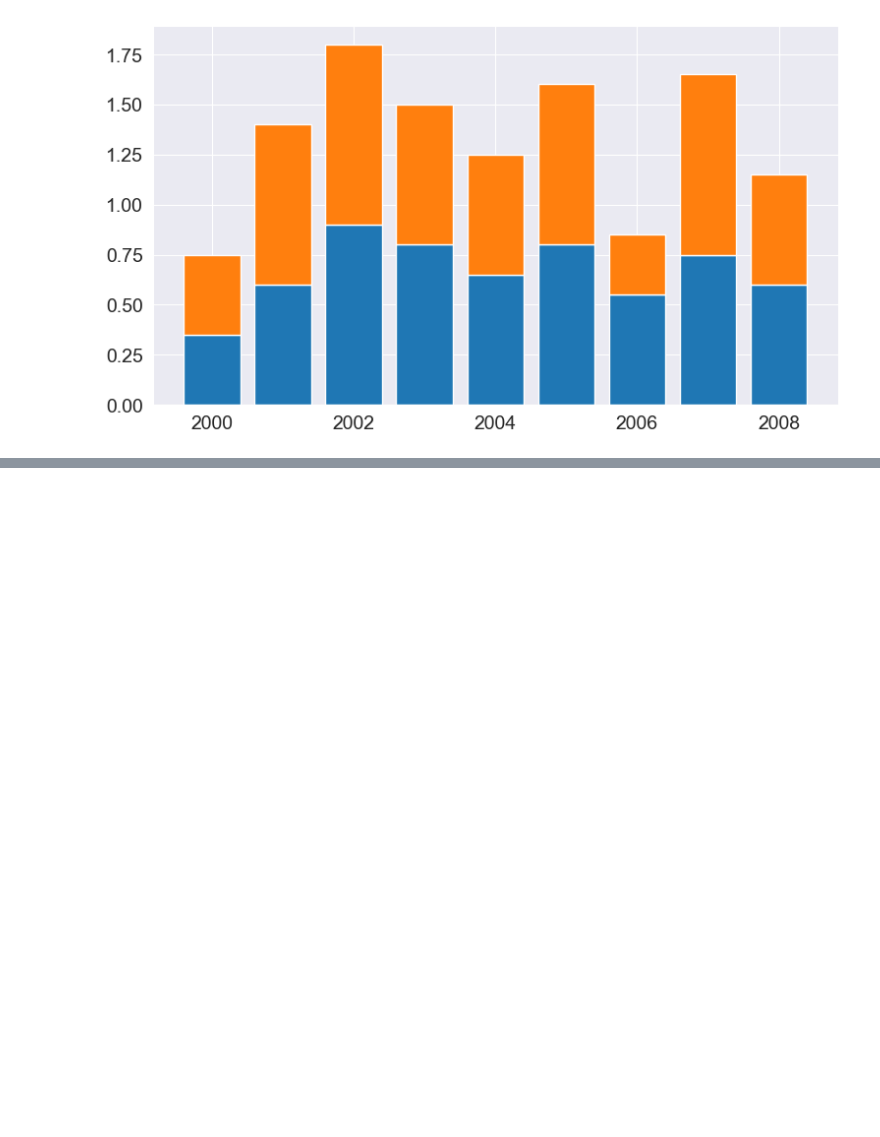
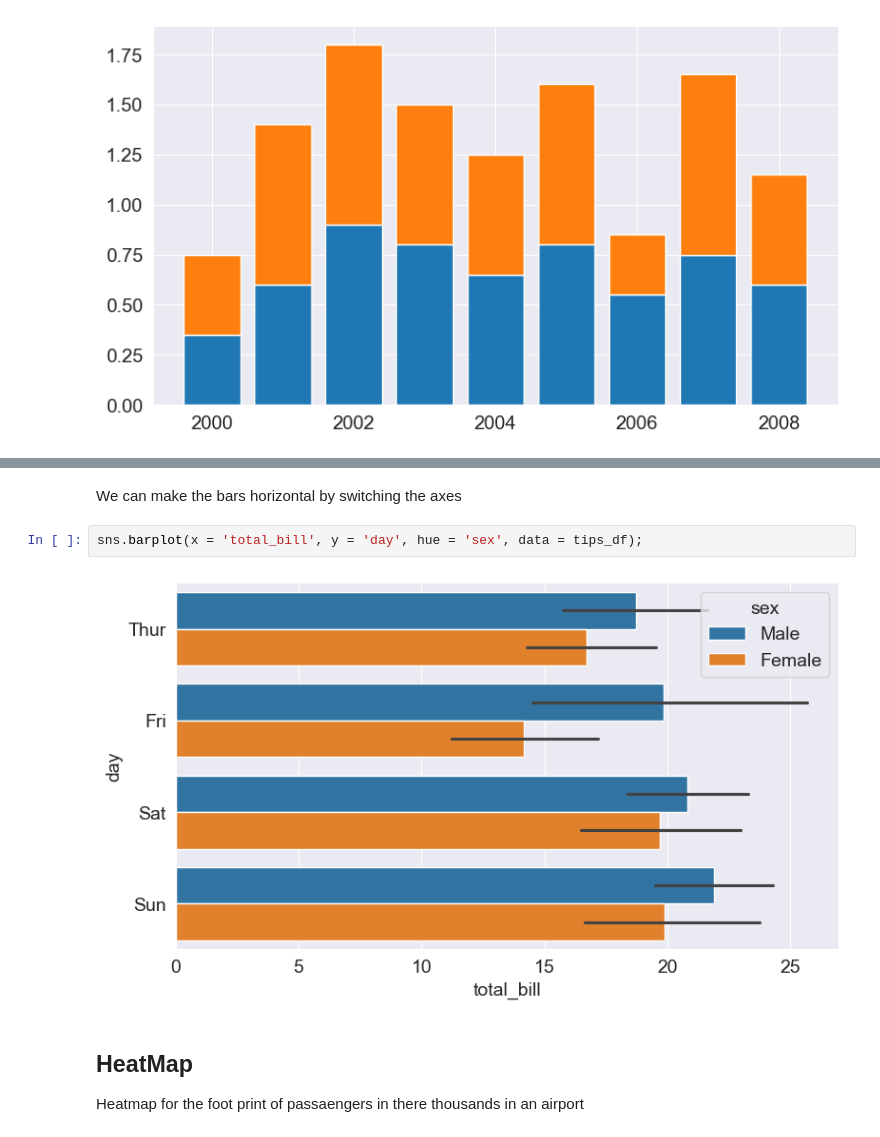
Before and after one commit to OjPreshuz/Matplotlib-Tutorial, a Jupyter notebook: matplotlib_tutorial.ipynb, the cells around one changed output, grey strips where cells are left out. Saved outputs shown, nothing was run; the diff lists cells and outputs as text; blank space fills up the shorter version.

```diff
--- a/matplotlib_tutorial.ipynb
+++ b/matplotlib_tutorial.ipynb
@@ -340,0 +385,10 @@ plt.bar(years, oranges, bottom=apples);
+# %% [markdown]
+We can make the bars horizontal by switching the axes
+# %%
+sns.barplot(x = 'total_bill', y = 'day', hue = 'sex', data = tips_df);
+# %% [output]
+[figure, added]
+# %% [markdown]
+## HeatMap
+
+Heatmap for the foot print of passaengers in there thousands in an airport
```
Also changed, not shown: parts of 16 cells of this notebook.
